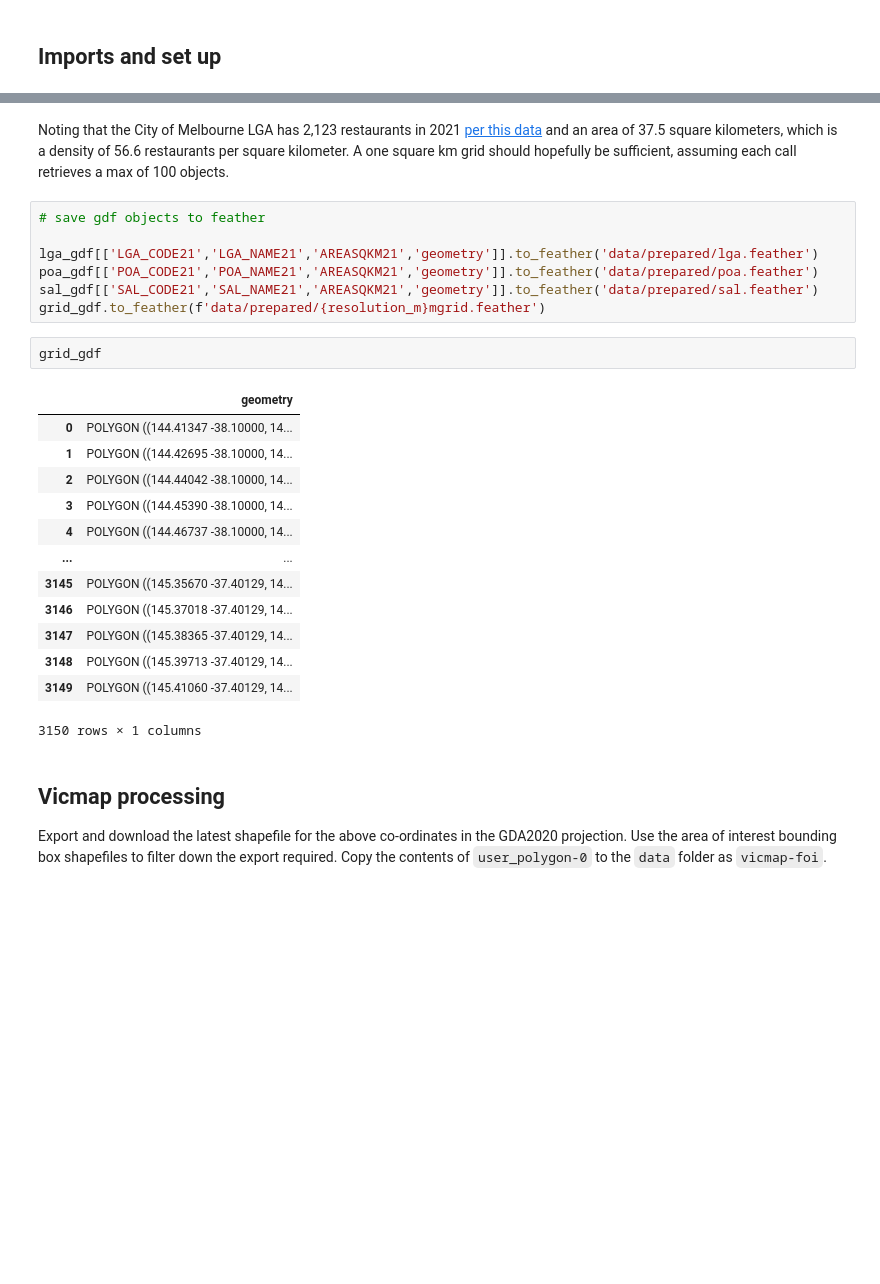
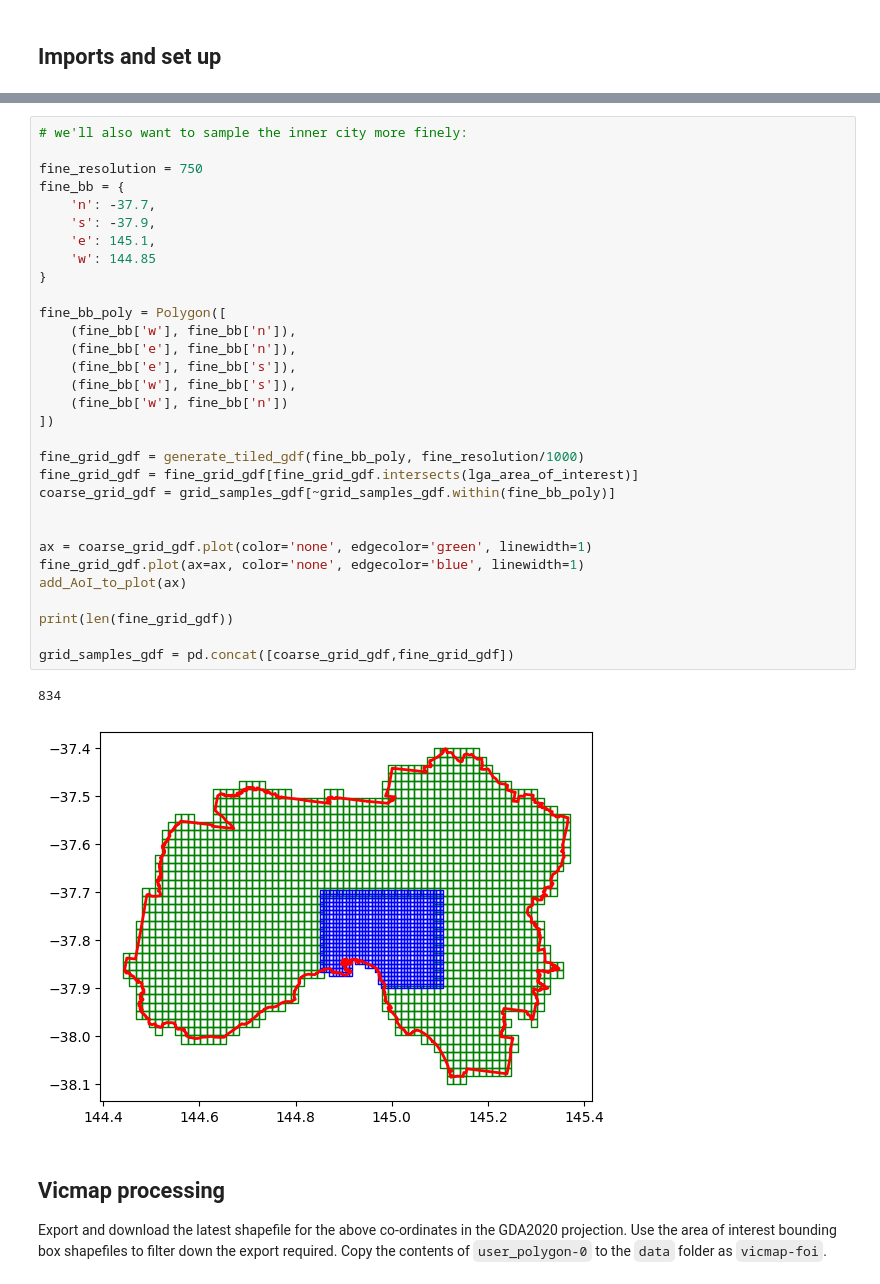
Before and after one commit to tpisel/walkability, a Jupyter notebook: data_ingestion.ipynb, the cells around one changed output, grey strips where cells are left out. Drawn from its saved outputs; the diff is of its cells as text; blank space fills up the shorter version.

```diff
--- a/data_ingestion.ipynb
+++ b/data_ingestion.ipynb
@@ -264,31 +257,40 @@ print(f'There are {len(grid_samples_gdf)} cells in total with a {resolution_m}m
 # %% [output]
 There are 1854 cells in total with a 1500m resolution
 [figure]
-# %% [markdown]
-Noting that the City of Melbourne LGA has 2,123 restaurants in 2021 [per this data](https://data.melbourne.vic.gov.au/explore/dataset/cafes-and-restaurants-with-seating-capacity/information/) and an area of 37.5 square kilometers, which is a density of 56.6 restaurants per square kilometer. A one square km grid should hopefully be sufficient, assuming each call retrieves a max of 100 objects.
-# %%
-# save gdf objects to feather
-
-lga_gdf[['LGA_CODE21','LGA_NAME21','AREASQKM21','geometry']].to_feather('data/prepared/lga.feather')
-poa_gdf[['POA_CODE21','POA_NAME21','AREASQKM21','geometry']].to_feather('data/prepared/poa.feather')
-sal_gdf[['SAL_CODE21','SAL_NAME21','AREASQKM21','geometry']].to_feather('data/prepared/sal.feather')
-grid_gdf.to_feather(f'data/prepared/{resolution_m}mgrid.feather')
-# %%
-grid_gdf
-# %% [output]
-|  | geometry |
-| 0 | POLYGON ((144.41347 -38.10000, 14... |
-| 1 | POLYGON ((144.42695 -38.10000, 14... |
-| 2 | POLYGON ((144.44042 -38.10000, 14... |
-| 3 | POLYGON ((144.45390 -38.10000, 14... |
-| 4 | POLYGON ((144.46737 -38.10000, 14... |
-| ... | ... |
-| 3145 | POLYGON ((145.35670 -37.40129, 14... |
-| 3146 | POLYGON ((145.37018 -37.40129, 14... |
-| 3147 | POLYGON ((145.38365 -37.40129, 14... |
-| 3148 | POLYGON ((145.39713 -37.40129, 14... |
-| 3149 | POLYGON ((145.41060 -37.40129, 14... |
-3150 rows × 1 columns
+# %%
+# we'll also want to sample the inner city more finely:
+
+fine_resolution = 750
+fine_bb = {
+    'n': -37.7,
+    's': -37.9,
+    'e': 145.1,
+    'w': 144.85
+}
+
+fine_bb_poly = Polygon([
+    (fine_bb['w'], fine_bb['n']),
+    (fine_bb['e'], fine_bb['n']),
+    (fine_bb['e'], fine_bb['s']),
+    (fine_bb['w'], fine_bb['s']),
+    (fine_bb['w'], fine_bb['n'])
+])
+
+fine_grid_gdf = generate_tiled_gdf(fine_bb_poly, fine_resolution/1000)
+fine_grid_gdf = fine_grid_gdf[fine_grid_gdf.intersects(lga_area_of_interest)]
+coarse_grid_gdf = grid_samples_gdf[~grid_samples_gdf.within(fine_bb_poly)]
+
+
+ax = coarse_grid_gdf.plot(color='none', edgecolor='green', linewidth=1)
+fine_grid_gdf.plot(ax=ax, color='none', edgecolor='blue', linewidth=1)
+add_AoI_to_plot(ax)
+
+print(len(fine_grid_gdf))
+
+grid_samples_gdf = pd.concat([coarse_grid_gdf,fine_grid_gdf])
+# %% [output]
+834
+[figure, added]
 # %% [markdown]
 ## Vicmap processing
 
```
Also changed, not shown: parts of 32 cells of this notebook.
